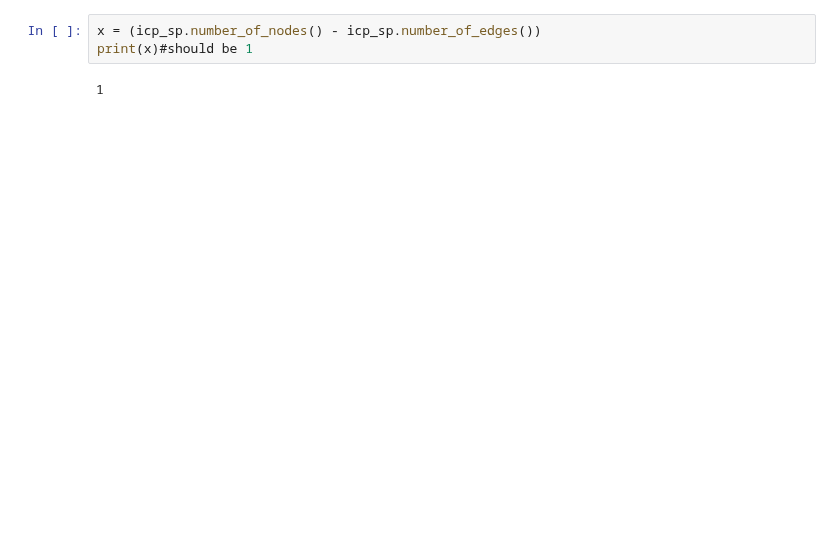
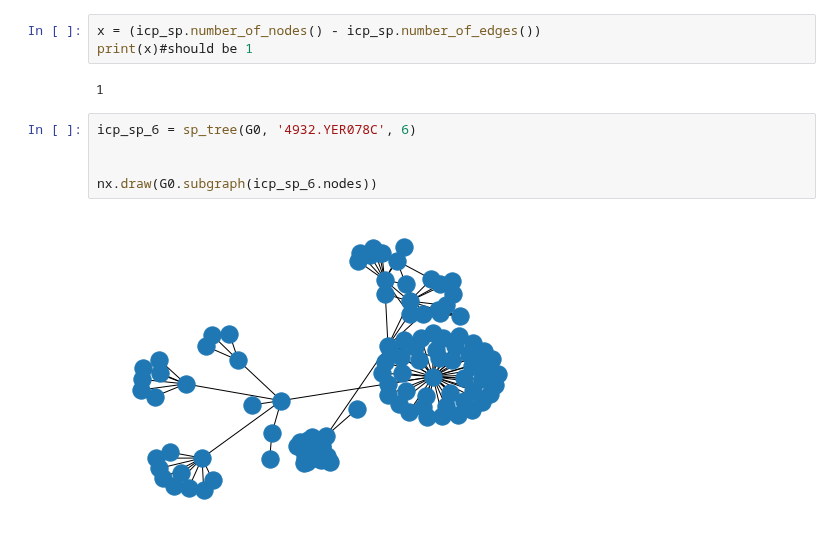
Before and after one commit to jkasimotto/PPI-Network-Analysis, a Jupyter notebook: notebooks/tamara.ipynb, the cells around one changed output. Cells and saved outputs as stored; diff of their text form; blank space fills up the shorter version.

```diff
--- a/notebooks/tamara.ipynb
+++ b/notebooks/tamara.ipynb
@@ -71,3 +76,10 @@ x = (icp_sp.number_of_nodes() - icp_sp.number_of_edges())
 print(x)#should be 1
 # %% [output]
 1
+# %%
+icp_sp_6 = sp_tree(G0, '4932.YER078C', 6)
+
+
+nx.draw(G0.subgraph(icp_sp_6.nodes))
+# %% [output]
+[figure, added]
```
Also changed, not shown: parts of 3 cells of this notebook.
